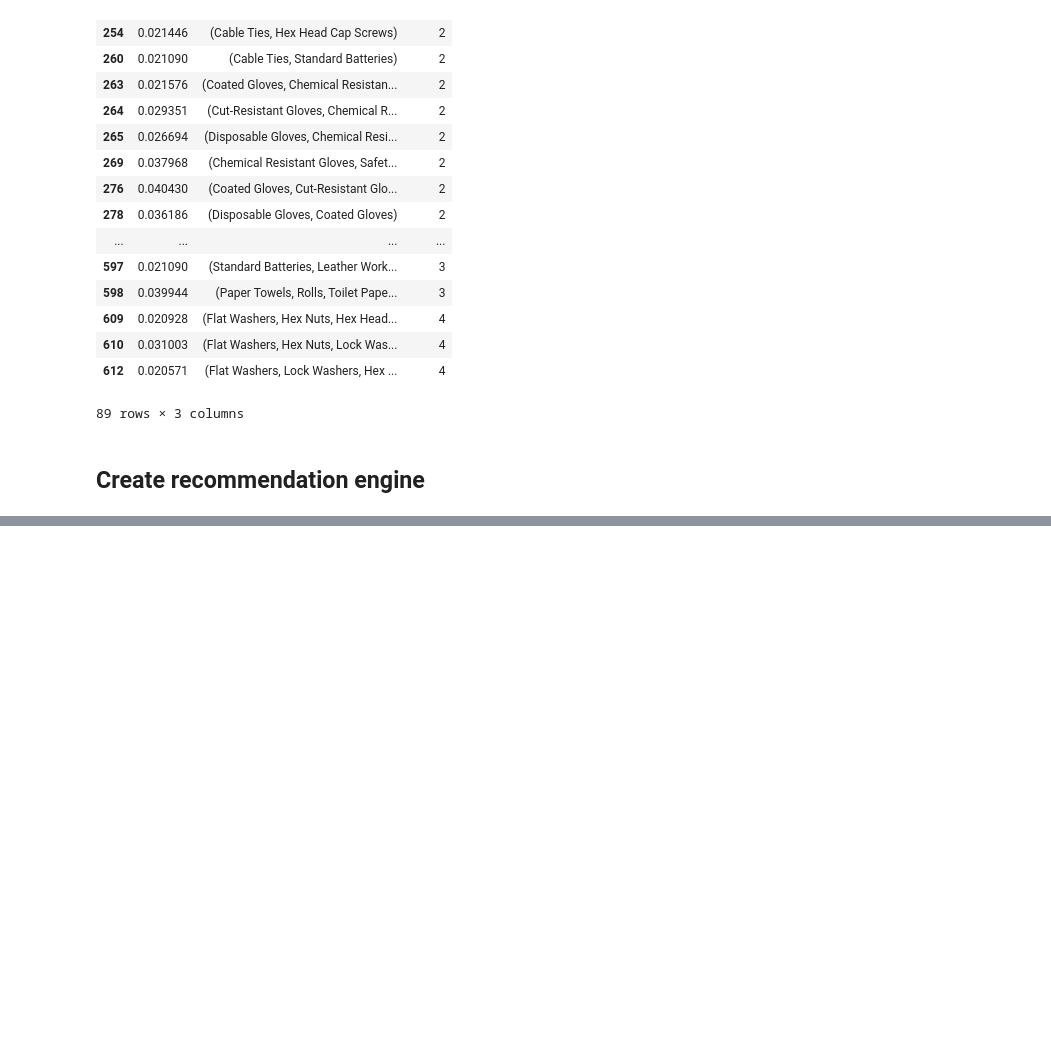
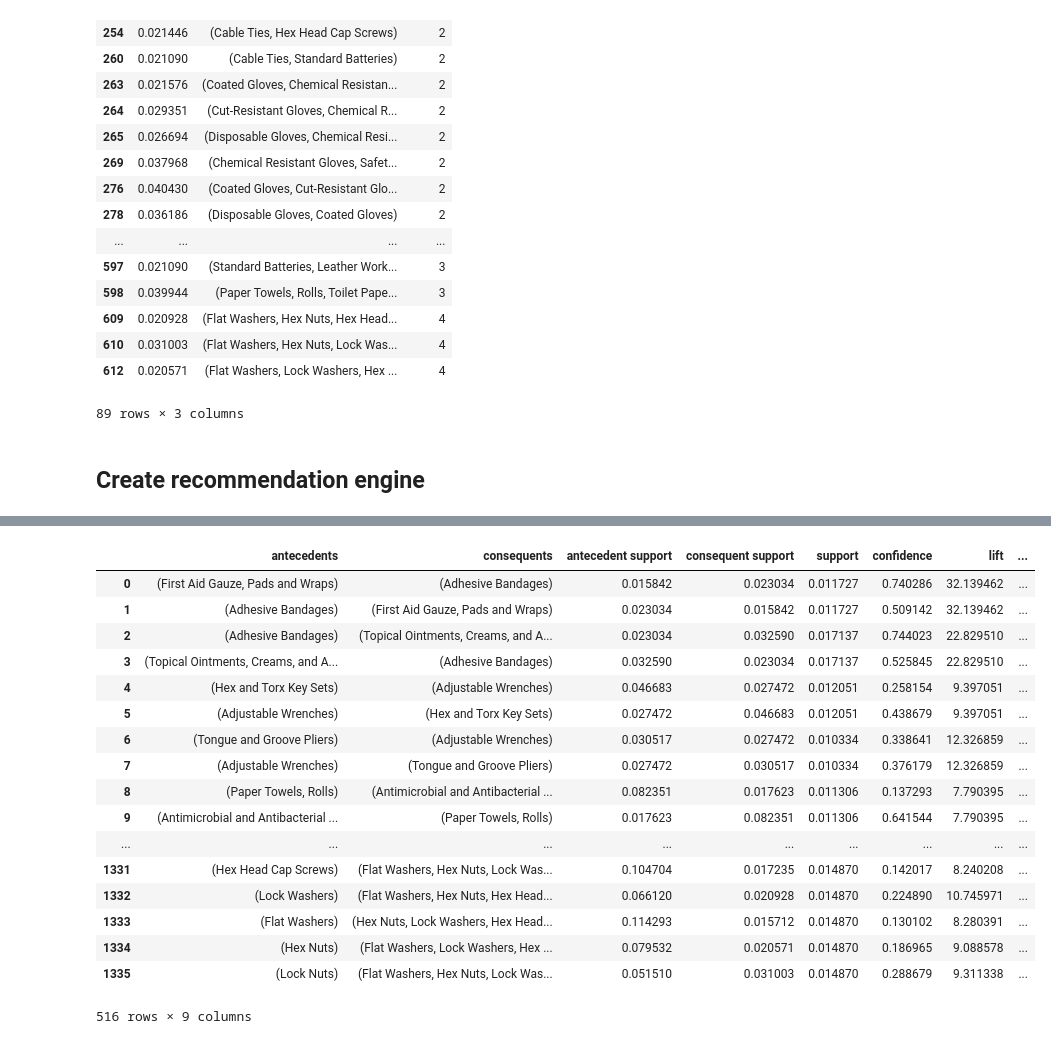
Before and after one commit to deejayrusso/E-Commerce-Recommendations, a Jupyter notebook: E-Commerce Recommendation Notebook.ipynb, the cells around one changed output, grey strips where cells are left out. Drawn from its saved outputs; the diff is of its cells as text; code cells hidden in the pictures; blank space fills up the shorter version.

Commit message:
Initial recommendations generated

```diff
--- a/E-Commerce Recommendation Notebook.ipynb
+++ b/E-Commerce Recommendation Notebook.ipynb
@@ -378,0 +364,4 @@ freq_itemsets[ (freq_itemsets['length'] > 1) &
+# %%
+# Generate association rules to make recommendations
+rules = association_rules(freq_itemsets, metric="lift", min_threshold=1)
+rules.head()
@@ -379,3 +375,26 @@ freq_itemsets[ (freq_itemsets['length'] > 1) &
+# %%
+# Filter items that have high confidence and lift
+rules[ (rules['lift'] >= 6) &
+     rules['confidence'] >= 0.8]
+# %% [output]
+|  | antecedents | consequents | antecedent support | consequent support | support | confidence | lift | ... |
+| 0 | (First Aid Gauze, Pads and Wraps) | (Adhesive Bandages) | 0.015842 | 0.023034 | 0.011727 | 0.740286 | 32.139462 | ... |
+| 1 | (Adhesive Bandages) | (First Aid Gauze, Pads and Wraps) | 0.023034 | 0.015842 | 0.011727 | 0.509142 | 32.139462 | ... |
+| 2 | (Adhesive Bandages) | (Topical Ointments, Creams, and A... | 0.023034 | 0.032590 | 0.017137 | 0.744023 | 22.829510 | ... |
+| 3 | (Topical Ointments, Creams, and A... | (Adhesive Bandages) | 0.032590 | 0.023034 | 0.017137 | 0.525845 | 22.829510 | ... |
+| 4 | (Hex and Torx Key Sets) | (Adjustable Wrenches) | 0.046683 | 0.027472 | 0.012051 | 0.258154 | 9.397051 | ... |
+| 5 | (Adjustable Wrenches) | (Hex and Torx Key Sets) | 0.027472 | 0.046683 | 0.012051 | 0.438679 | 9.397051 | ... |
+| 6 | (Tongue and Groove Pliers) | (Adjustable Wrenches) | 0.030517 | 0.027472 | 0.010334 | 0.338641 | 12.326859 | ... |
+| 7 | (Adjustable Wrenches) | (Tongue and Groove Pliers) | 0.027472 | 0.030517 | 0.010334 | 0.376179 | 12.326859 | ... |
+| 8 | (Paper Towels, Rolls) | (Antimicrobial and Antibacterial ... | 0.082351 | 0.017623 | 0.011306 | 0.137293 | 7.790395 | ... |
+| 9 | (Antimicrobial and Antibacterial ... | (Paper Towels, Rolls) | 0.017623 | 0.082351 | 0.011306 | 0.641544 | 7.790395 | ... |
+| ... | ... | ... | ... | ... | ... | ... | ... | ... |
+| 1331 | (Hex Head Cap Screws) | (Flat Washers, Hex Nuts, Lock Was... | 0.104704 | 0.017235 | 0.014870 | 0.142017 | 8.240208 | ... |
+| 1332 | (Lock Washers) | (Flat Washers, Hex Nuts, Hex Head... | 0.066120 | 0.020928 | 0.014870 | 0.224890 | 10.745971 | ... |
+| 1333 | (Flat Washers) | (Hex Nuts, Lock Washers, Hex Head... | 0.114293 | 0.015712 | 0.014870 | 0.130102 | 8.280391 | ... |
+| 1334 | (Hex Nuts) | (Flat Washers, Lock Washers, Hex ... | 0.079532 | 0.020571 | 0.014870 | 0.186965 | 9.088578 | ... |
+| 1335 | (Lock Nuts) | (Flat Washers, Hex Nuts, Lock Was... | 0.051510 | 0.031003 | 0.014870 | 0.288679 | 9.311338 | ... |
+516 rows × 9 columns
 # %%
 # Save
 # %%
```
Also changed, not shown: parts of 5 cells of this notebook.
